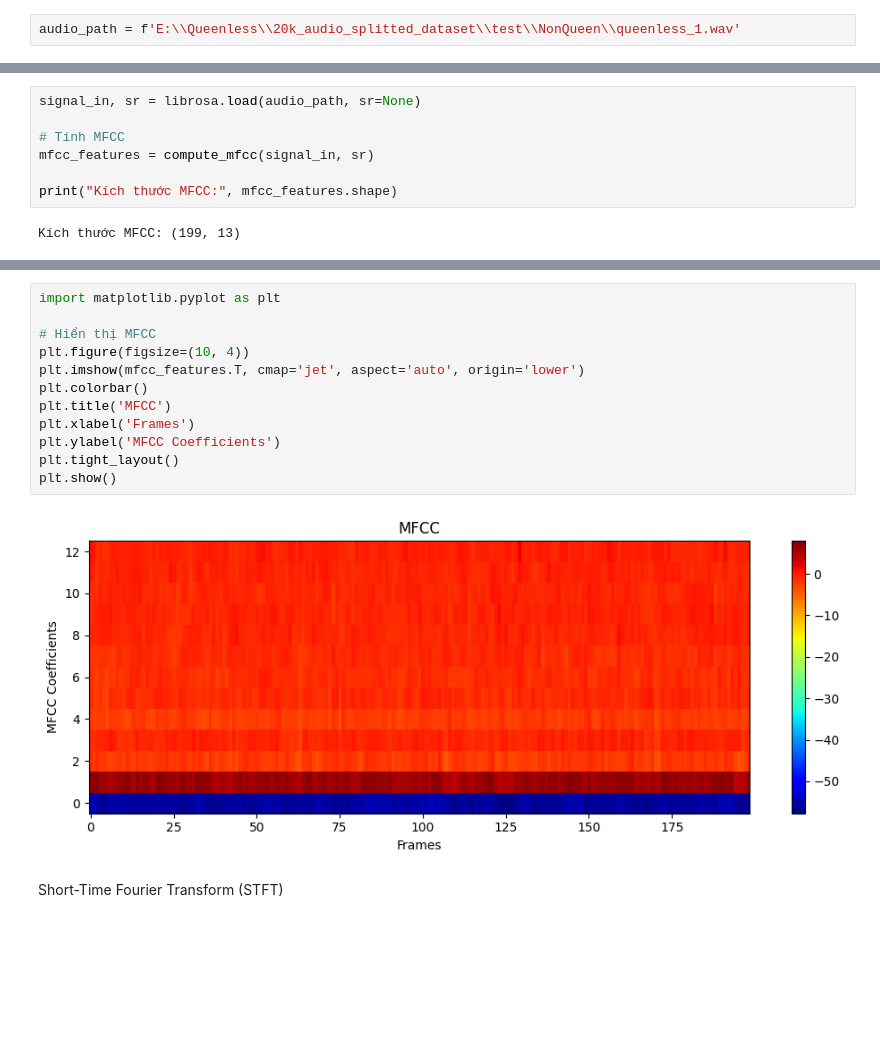
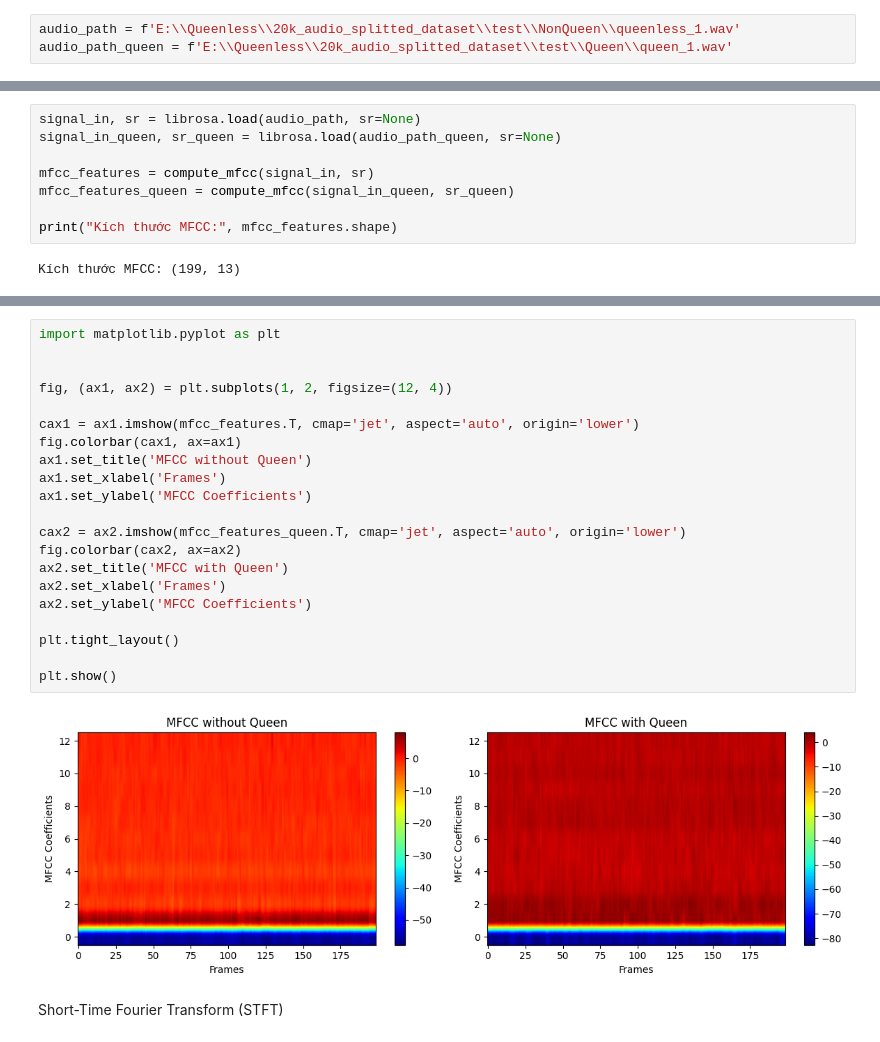
Before and after one commit to dinhgia2106/Queenless-SoundData, a Jupyter notebook: Feature_Extraction/feature_extraction.ipynb, the cells around one changed output, grey strips where cells are left out. Saved outputs shown, nothing was run; the diff lists cells and outputs as text; blank space fills up the shorter version.

Commit message:
Compare between queen and non-queen in feature extraction methods

```diff
--- a/Feature_Extraction/feature_extraction.ipynb
+++ b/Feature_Extraction/feature_extraction.ipynb
@@ -1,5 +1,6 @@
 # %%
 audio_path = f'E:\\Queenless\\20k_audio_splitted_dataset\\test\\NonQueen\\queenless_1.wav'
+audio_path_queen = f'E:\\Queenless\\20k_audio_splitted_dataset\\test\\Queen\\queen_1.wav'
 # %% [markdown]
 Mel-Frequency Cepstral Coefficients (MFCCs)
 # %%
@@ -124,9 +125,10 @@ def compute_mfcc(signal_in, sample_rate, frame_size=0.025, frame_stride=0.01,
     return mfccs
 # %%
 signal_in, sr = librosa.load(audio_path, sr=None)
+signal_in_queen, sr_queen = librosa.load(audio_path_queen, sr=None)
 
-# Tính MFCC
 mfcc_features = compute_mfcc(signal_in, sr)
+mfcc_features_queen = compute_mfcc(signal_in_queen, sr_queen)
 
 print("Kích thước MFCC:", mfcc_features.shape)
 # %% [output]
@@ -134,17 +143,26 @@ Kích thước MFCC: (199, 13)
 # %%
 import matplotlib.pyplot as plt
 
-# Hiển thị MFCC
-plt.figure(figsize=(10, 4))
-plt.imshow(mfcc_features.T, cmap='jet', aspect='auto', origin='lower')
-plt.colorbar()
-plt.title('MFCC')
-plt.xlabel('Frames')
-plt.ylabel('MFCC Coefficients')
+
+fig, (ax1, ax2) = plt.subplots(1, 2, figsize=(12, 4))
+
+cax1 = ax1.imshow(mfcc_features.T, cmap='jet', aspect='auto', origin='lower')
+fig.colorbar(cax1, ax=ax1)
+ax1.set_title('MFCC without Queen')
+ax1.set_xlabel('Frames')
+ax1.set_ylabel('MFCC Coefficients')
+
+cax2 = ax2.imshow(mfcc_features_queen.T, cmap='jet', aspect='auto', origin='lower')
+fig.colorbar(cax2, ax=ax2)
+ax2.set_title('MFCC with Queen')
+ax2.set_xlabel('Frames')
+ax2.set_ylabel('MFCC Coefficients')
+
 plt.tight_layout()
+
 plt.show()
 # %% [output]
-[figure, old version]
+[figure, new version]
 # %% [markdown]
 Short-Time Fourier Transform (STFT)
 # %%
```
Also changed, not shown: parts of 6 cells of this notebook.
